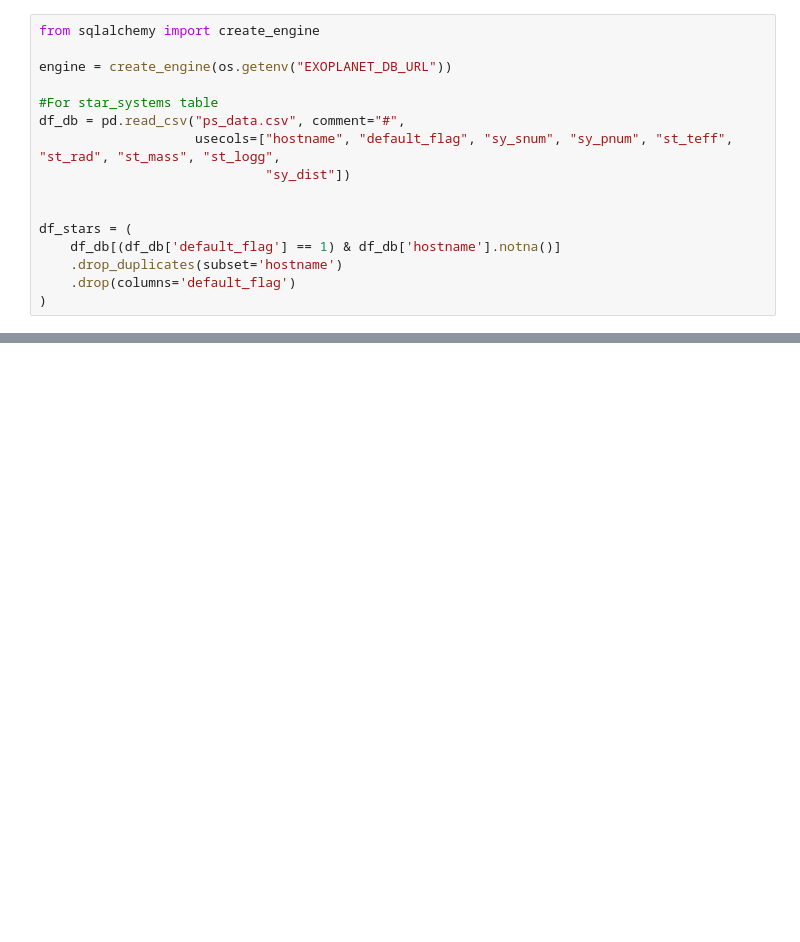
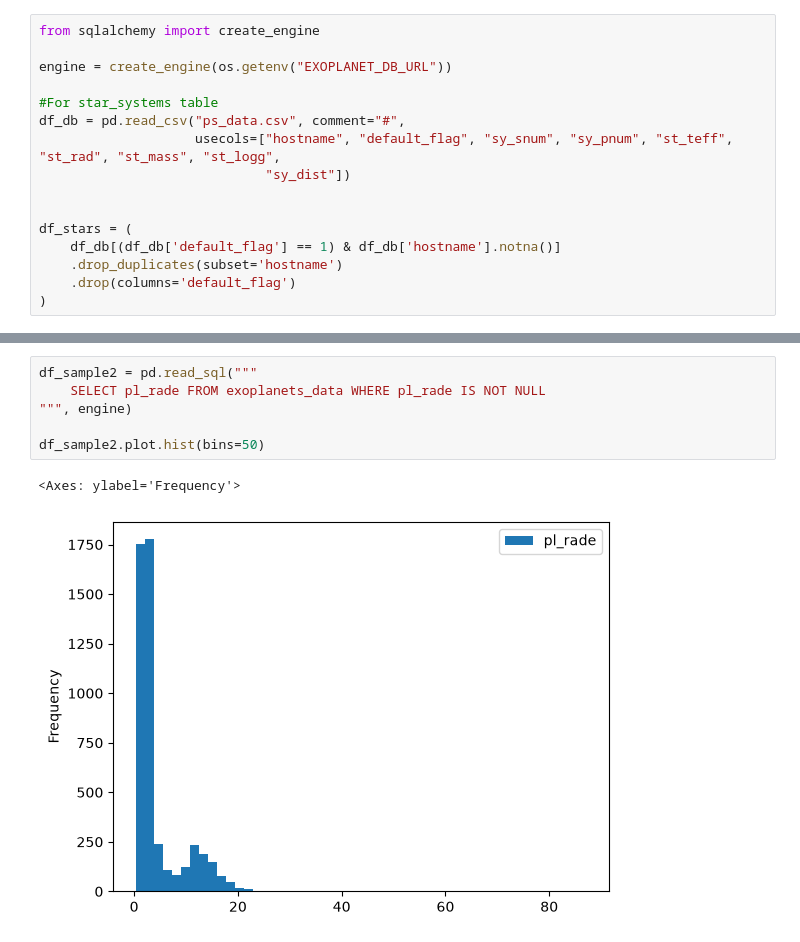
Before and after one commit to alexandervp1/aequo-finance, a Jupyter notebook: data/astronomical_data.ipynb, the cells around one changed output, grey strips where cells are left out. Drawn from its saved outputs; the diff is of its cells as text; blank space fills up the shorter version.

```diff
--- a/data/astronomical_data.ipynb
+++ b/data/astronomical_data.ipynb
@@ -97,0 +101,9 @@ Index(['pl_name', 'hostname', 'default_flag', 'discoverymethod', 'disc_year',
+# %%
+df_sample2 = pd.read_sql("""
+    SELECT pl_rade FROM exoplanets_data WHERE pl_rade IS NOT NULL
+""", engine)
+
+df_sample2.plot.hist(bins=50)
+# %% [output]
+<Axes: ylabel='Frequency'>
+[figure, added]
```
Also changed, not shown: parts of 7 cells of this notebook.
